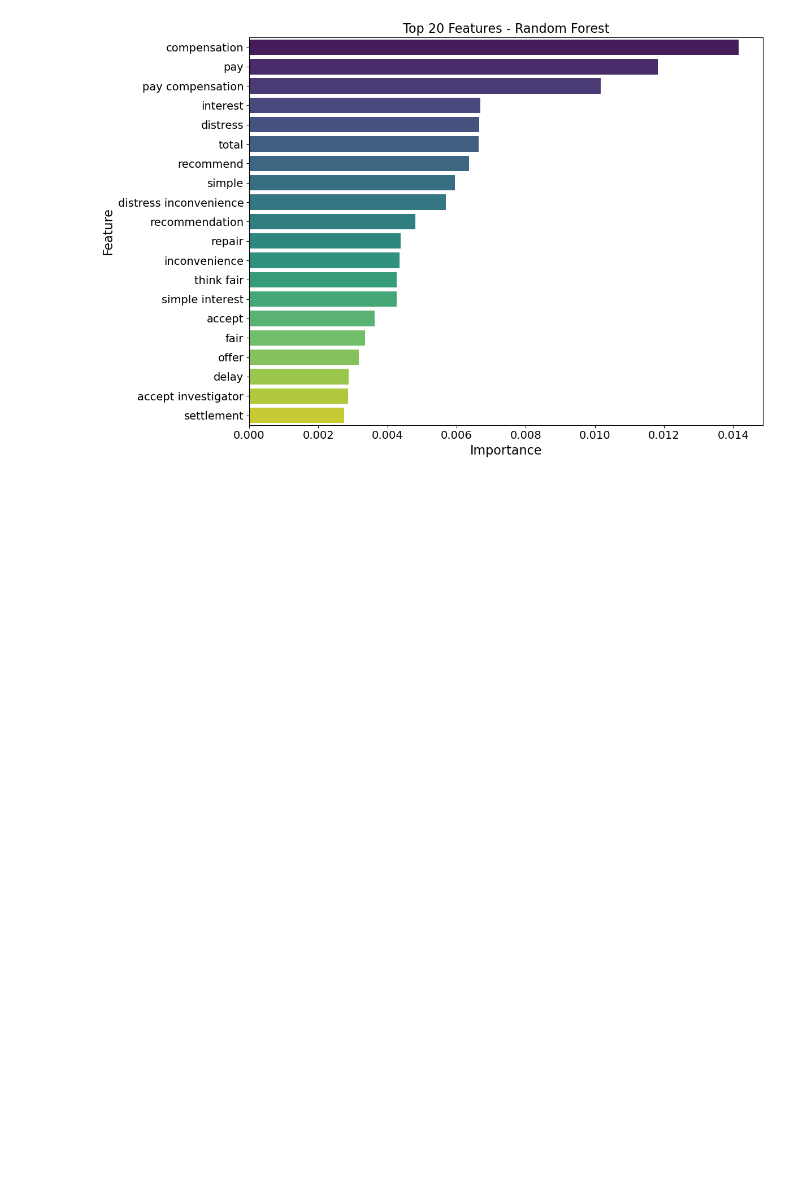
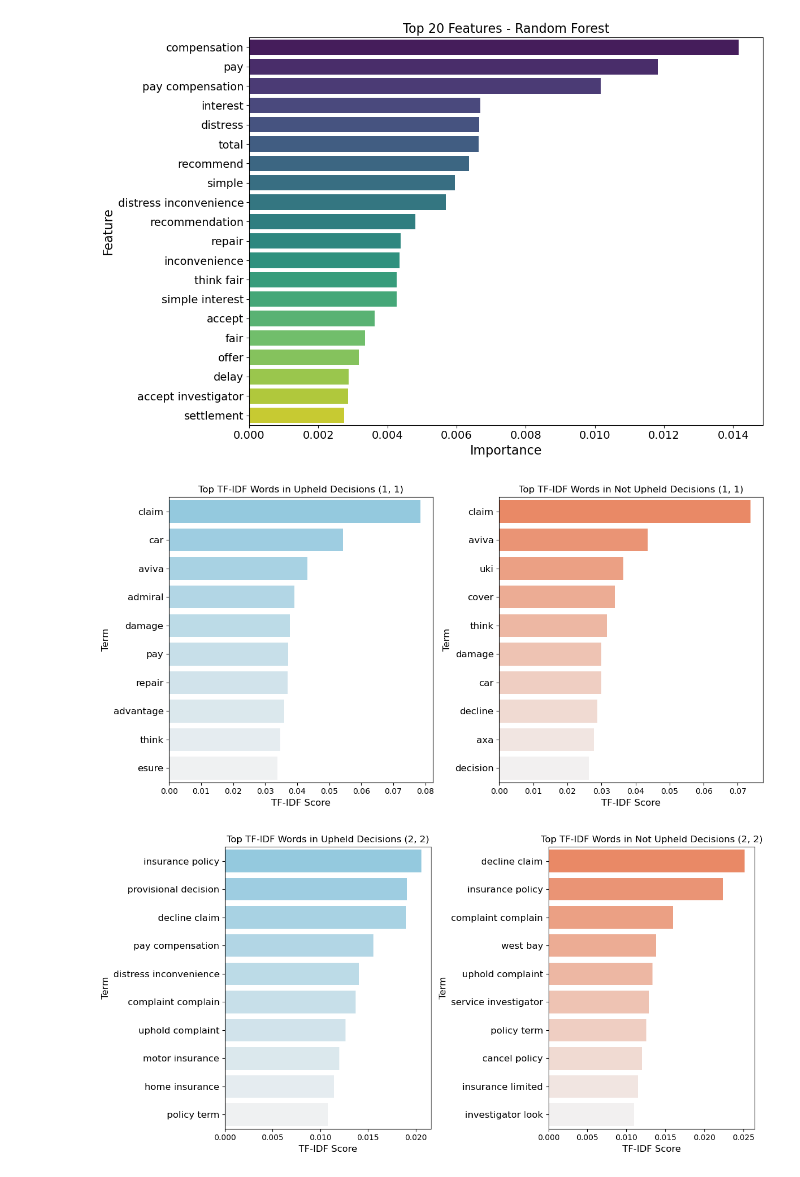
Before and after one commit to LeleVibrato/sb-code, a Jupyter notebook: em_classification.ipynb, the cells around one changed output. Cells and saved outputs as stored; diff of their text form; code cells hidden in the pictures; blank space fills up the shorter version.

```diff
--- a/em_classification.ipynb
+++ b/em_classification.ipynb
@@ -484,3 +501,74 @@ def plot_feature_importance(feature_df, title):
 plot_feature_importance(top_20_features, 'Top 20 Features - Random Forest')
 # %% [output]
 [figure]
+# %%
+# Use TfidfVectorizer to calculate TF-IDF scores
+vectorizer = TfidfVectorizer(ngram_range=(2, 2), max_df=0.9, min_df=2)
+train_tfidf = vectorizer.fit_transform(train_data)
+feature_names = vectorizer.get_feature_names_out()
+
+# get TF-IDF scores for positive and negative labels
+positive_tfidf = train_tfidf.toarray()[[i for i, label in enumerate(train_labels) if label == 1]]
+negative_tfidf = train_tfidf.toarray()[[i for i, label in enumerate(train_labels) if label == 0]]
+
+# calculate average TF-IDF scores for each word in both categories
+positive_scores = positive_tfidf.mean(axis=0)
+negative_scores = negative_tfidf.mean(axis=0)
+
+# create dataframes for the top words and their scores
+positive_df = pd.DataFrame({'word': feature_names, 'score': positive_scores}).nlargest(10, 'score')
+negative_df = pd.DataFrame({'word': feature_names, 'score': negative_scores}).nlargest(10, 'score')
+
+
+# function to calculate TF-IDF and plot results
+def plot_top_tfidf_words(data, labels, ngram_range=(1, 1), top_n=10):
+    # ese TfidfVectorizer to calculate TF-IDF scores
+    vectorizer = TfidfVectorizer(ngram_range=ngram_range, max_df=0.9, min_df=2)
+    tfidf_matrix = vectorizer.fit_transform(data)
+    feature_names = vectorizer.get_feature_names_out()
+
+    # get TF-IDF scores for positive and negative labels
+    positive_tfidf = tfidf_matrix.toarray()[[i for i, label in enumerate(labels) if label == 1]]
+    negative_tfidf = tfidf_matrix.toarray()[[i for i, label in enumerate(labels) if label == 0]]
+
+    # calculate average TF-IDF scores for each word in both categories
+    positive_scores = positive_tfidf.mean(axis=0)
+    negative_scores = negative_tfidf.mean(axis=0)
+
+    # create dataframes for the top words and their scores
+    positive_df = pd.DataFrame({'word': feature_names, 'score': positive_scores}).nlargest(top_n, 'score')
+    negative_df = pd.DataFrame({'word': feature_names, 'score': negative_scores}).nlargest(top_n, 'score')
+
+    plt.figure(figsize=(12, 6))
+
+    plt.subplot(1, 2, 1)
+    sns.barplot(x='score', y='word', data=positive_df, palette="light:skyblue_r")
+    plt.title('Top TF-IDF Words in Upheld Decisions {}'.format(ngram_range))
+    plt.xlabel('TF-IDF Score', fontsize=12)
+    plt.ylabel('Term', fontsize=12)
+    plt.yticks(fontsize=12)
+
+    plt.subplot(1, 2, 2)
+    sns.barplot(x='score', y='word', data=negative_df, palette='light:coral_r')
+    plt.title('Top TF-IDF Words in Not Upheld Decisions {}'.format(ngram_range))
+    plt.xlabel('TF-IDF Score', fontsize=12)
+    plt.ylabel('Term', fontsize=12)
+    plt.yticks(fontsize=12)
+
+    plt.tight_layout()
+
+    # save the plot
+    if not os.path.exists('plots'):
+        os.makedirs('plots')
+    plt.savefig(f'plots/top-tfidf-words-{ngram_range}.png', dpi=300)
+    plt.show()
+
+
+# Plot the top TF-IDF words for unigrams
+plot_top_tfidf_words(train_data, train_labels, ngram_range=(1, 1), top_n=10)
+
+# Plot the top TF-IDF words for bigrams
+plot_top_tfidf_words(train_data, train_labels, ngram_range=(2, 2), top_n=10)
+# %% [output]
+[figure, added]
+[figure, added]
```
Also changed, not shown: parts of 3 cells of this notebook, 2 other files.
